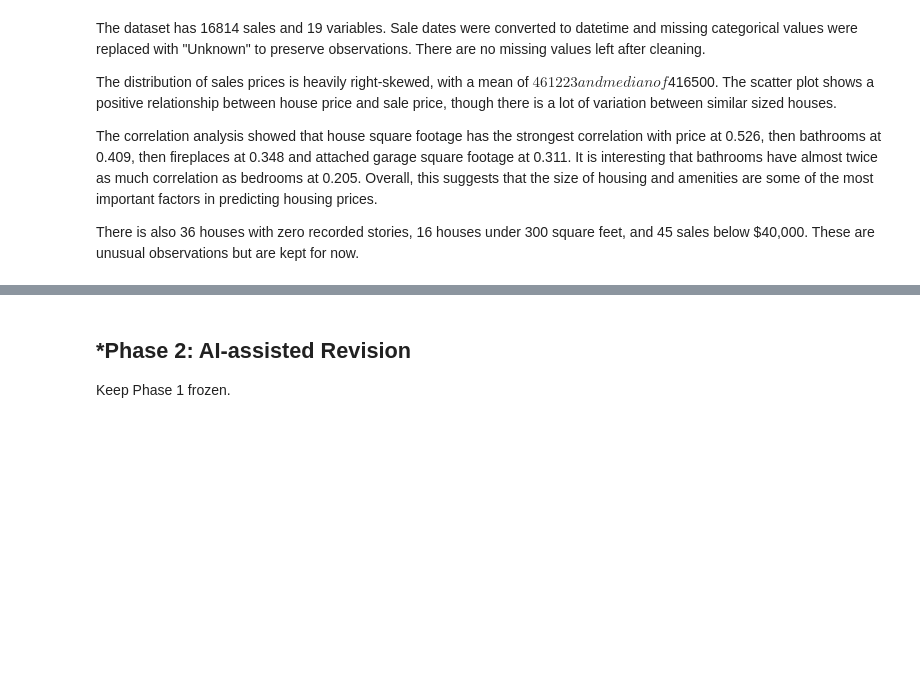
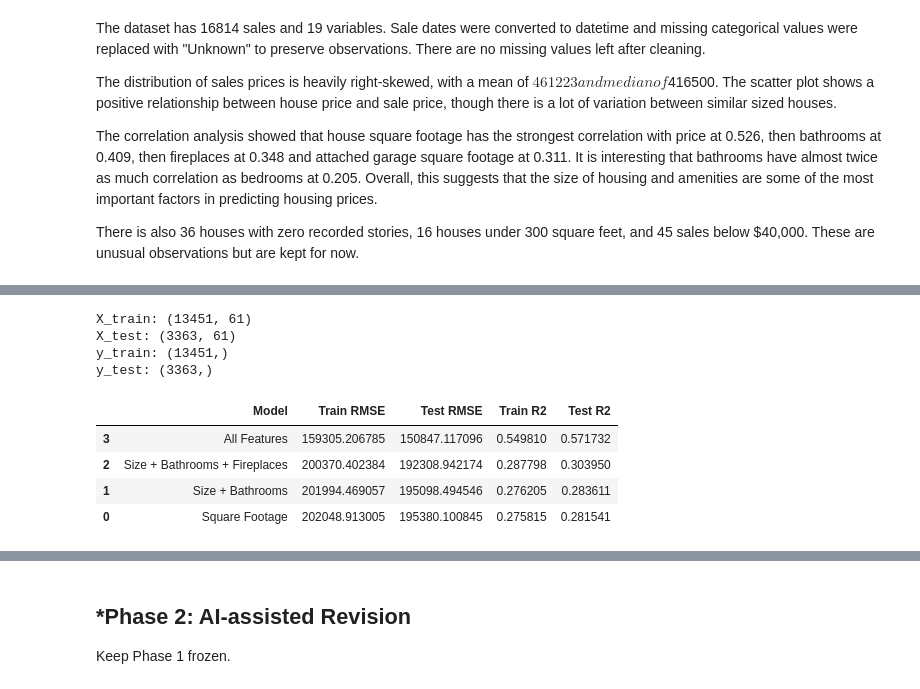
Before and after one commit to michael-zhang0/L02-hedonic-pricing, a Jupyter notebook: notebook.ipynb, the cells around one changed output, grey strips where cells are left out. Cells and saved outputs as stored; diff of their text form; code cells hidden in the pictures; blank space fills up the shorter version.

```diff
--- a/notebook.ipynb
+++ b/notebook.ipynb
@@ -168,0 +203,55 @@ There is also 36 houses with zero recorded stories, 16 houses under 300 square f
+# %%
+# Q3
+from sklearn.model_selection import train_test_split
+
+X_train, X_test, y_train, y_test = train_test_split(X, y, test_size=0.2, random_state=1)
+
+print("X_train:", X_train.shape)
+print("X_test:", X_test.shape)
+print("y_train:", y_train.shape)
+print("y_test:", y_test.shape)
+# %% [output]
+X_train: (13451, 61)
+X_test: (3363, 61)
+y_train: (13451,)
+y_test: (3363,)
+# %%
+
+# Q4
+from sklearn.linear_model import LinearRegression
+from sklearn.metrics import mean_squared_error, r2_score
+import numpy as np
+import pandas as pd
+
+# Different sets of predictors
+models = {"Square Footage": ["house_square_feet"],
+          "Size + Bathrooms": ["house_square_feet", "bathrooms"],
+          "Size + Bathrooms + Fireplaces": ["house_square_feet", "bathrooms", "fireplaces"],
+          "All Features": X_train.columns.tolist()}
+
+results = []
+
+for name, features in models.items():
+    model = LinearRegression()
+    model.fit(X_train[features], y_train)
+
+    train_pred = model.predict(X_train[features])
+    test_pred = model.predict(X_test[features])
+
+    train_rmse = np.sqrt(mean_squared_error(y_train, train_pred))
+    test_rmse = np.sqrt(mean_squared_error(y_test, test_pred))
+
+    train_r2 = r2_score(y_train, train_pred)
+    test_r2 = r2_score(y_test, test_pred)
+
+    results.append({"Model": name, "Train RMSE": train_rmse, "Test RMSE": test_rmse,
+                    "Train R2": train_r2, "Test R2": test_r2})
+
+results_df = pd.DataFrame(results)
+display(results_df.sort_values("Test RMSE"))
+# %% [output]
+|  | Model | Train RMSE | Test RMSE | Train R2 | Test R2 |
+| 3 | All Features | 159305.206785 | 150847.117096 | 0.549810 | 0.571732 |
+| 2 | Size + Bathrooms + Fireplaces | 200370.402384 | 192308.942174 | 0.287798 | 0.303950 |
+| 1 | Size + Bathrooms | 201994.469057 | 195098.494546 | 0.276205 | 0.283611 |
+| 0 | Square Footage | 202048.913005 | 195380.100845 | 0.275815 | 0.281541 |
```
Also changed, not shown: parts of 4 cells of this notebook.
